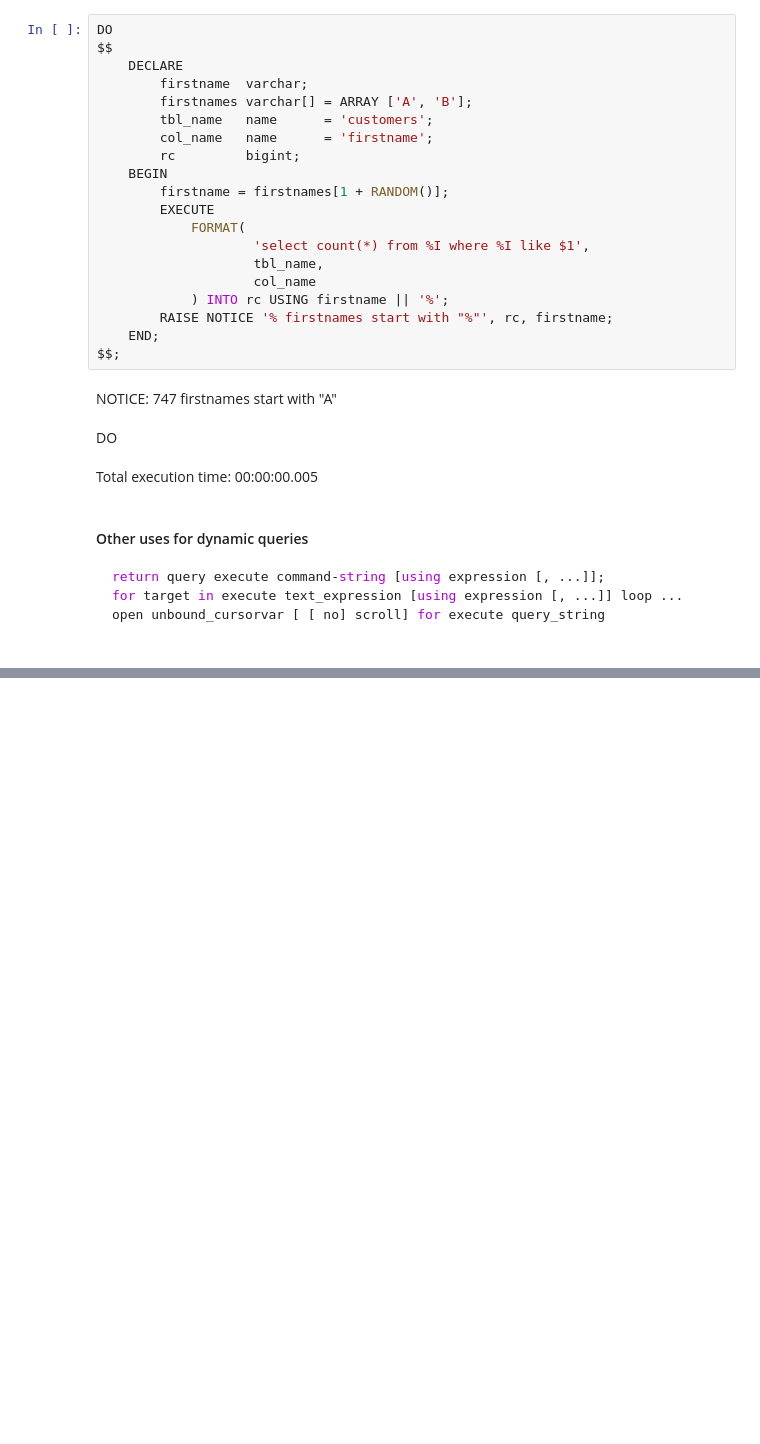
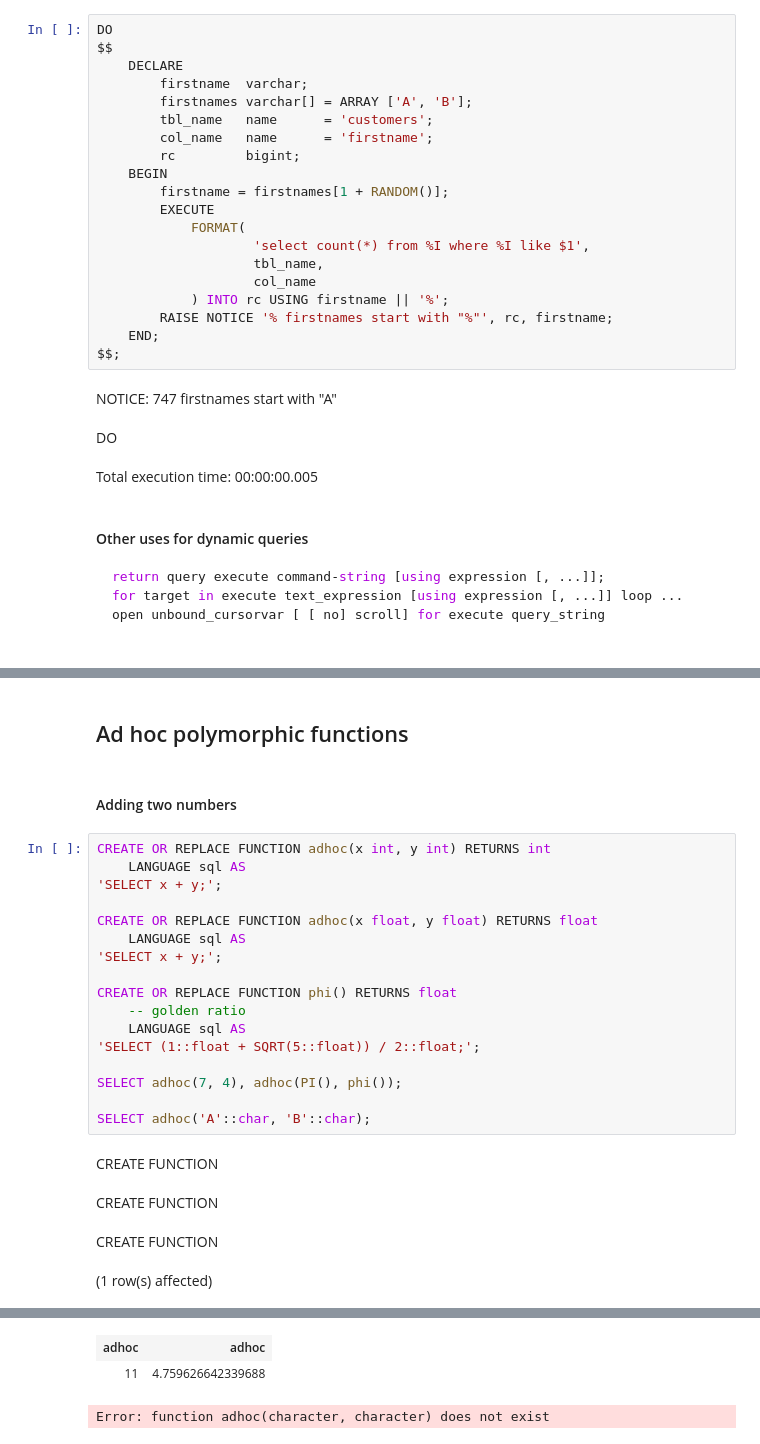
Before and after one commit to yaowenqiang/capturing_logic_with_custom_functions_in_postgresql, a Jupyter notebook: Notebook-1.ipynb, the cells around one changed output, grey strips where cells are left out. Cells and saved outputs as stored; diff of their text form; blank space fills up the shorter version.

```diff
--- a/Notebook-1.ipynb
+++ b/Notebook-1.ipynb
@@ -1250,0 +1261,26 @@ open unbound_cursorvar [ [ no] scroll] for execute query_string
+# %% [markdown]
+## Ad hoc polymorphic functions
+# %% [markdown]
+#### Adding two numbers
+# %%
+CREATE OR REPLACE FUNCTION adhoc(x int, y int) RETURNS int
+    LANGUAGE sql AS
+'SELECT x + y;';
+
+CREATE OR REPLACE FUNCTION adhoc(x float, y float) RETURNS float
+    LANGUAGE sql AS
+'SELECT x + y;';
+
+CREATE OR REPLACE FUNCTION phi() RETURNS float
+    -- golden ratio
+    LANGUAGE sql AS
+'SELECT (1::float + SQRT(5::float)) / 2::float;';
+
+SELECT adhoc(7, 4), adhoc(PI(), phi());
+
+SELECT adhoc('A'::char, 'B'::char);
+# %% [output]
+CREATE FUNCTION
+CREATE FUNCTION
+CREATE FUNCTION
+(1 row(s) affected)
@@ -1250,0 +1288,3 @@ open unbound_cursorvar [ [ no] scroll] for execute query_string
+| adhoc | adhoc |
+| 11 | 4.759626642339688 |
+Error: function adhoc(character, character) does not exist
```
Also changed, not shown: parts of 27 cells of this notebook.
